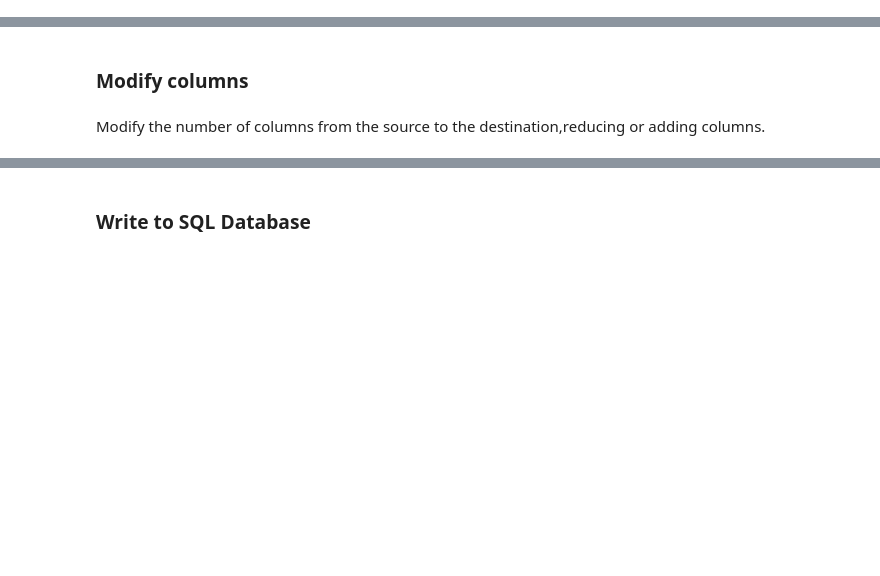
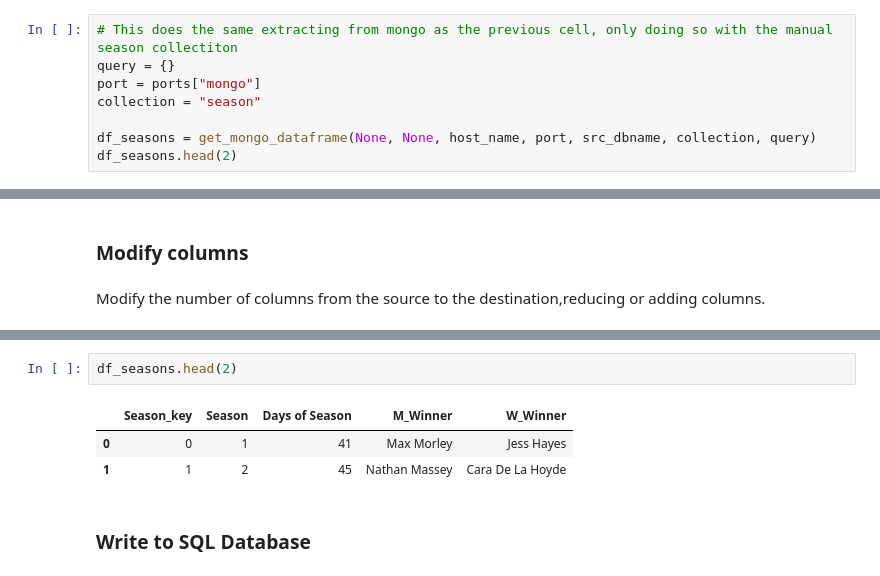
Before and after one commit to kronayne/assn, a Jupyter notebook: DS_Project1.ipynb, the cells around one changed output, grey strips where cells are left out. Cells and saved outputs as stored; diff of their text form; blank space fills up the shorter version.

```diff
--- a/DS_Project1.ipynb
+++ b/DS_Project1.ipynb
@@ -27,0 +238,8 @@ db_name = "contestants"
+# %%
+# This does the same extracting from mongo as the previous cell, only doing so with the manual season collectiton
+query = {}
+port = ports["mongo"]
+collection = "season"
+
+df_seasons = get_mongo_dataframe(None, None, host_name, port, src_dbname, collection, query)
+df_seasons.head(2)
@@ -32,3 +295,9 @@ Modify the number of columns from the source to the destination,reducing or addi
+# %%
+df_seasons.head(2)
+# %% [output]
+|  | Season_key | Season | Days of Season | M_Winner | W_Winner |
+| 0 | 0 | 1 | 41 | Max Morley | Jess Hayes |
+| 1 | 1 | 2 | 45 | Nathan Massey | Cara De La Hoyde |
 # %% [markdown]
 ### Write to SQL Database
 # %% [markdown]
```
Also changed, not shown: parts of 30 cells of this notebook.
